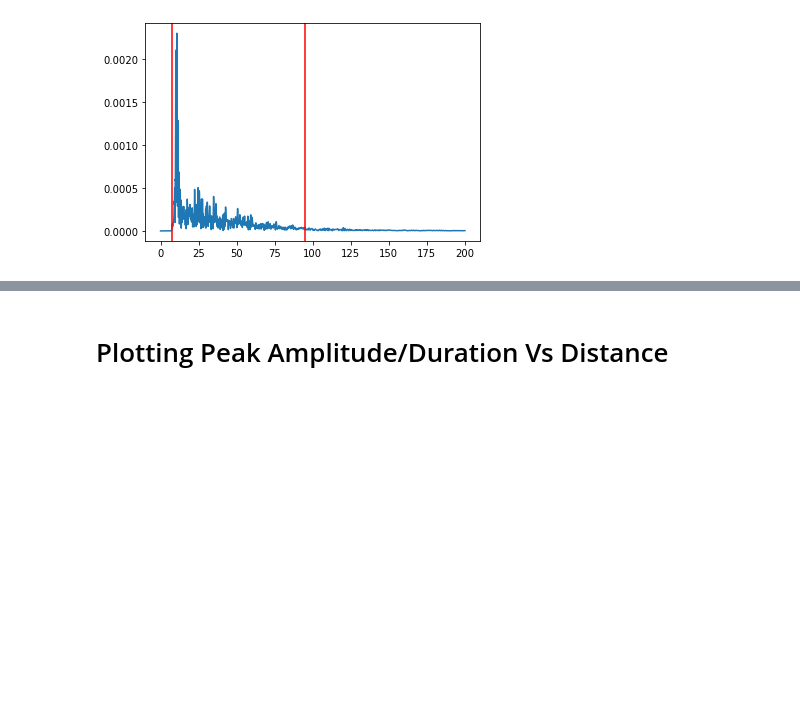
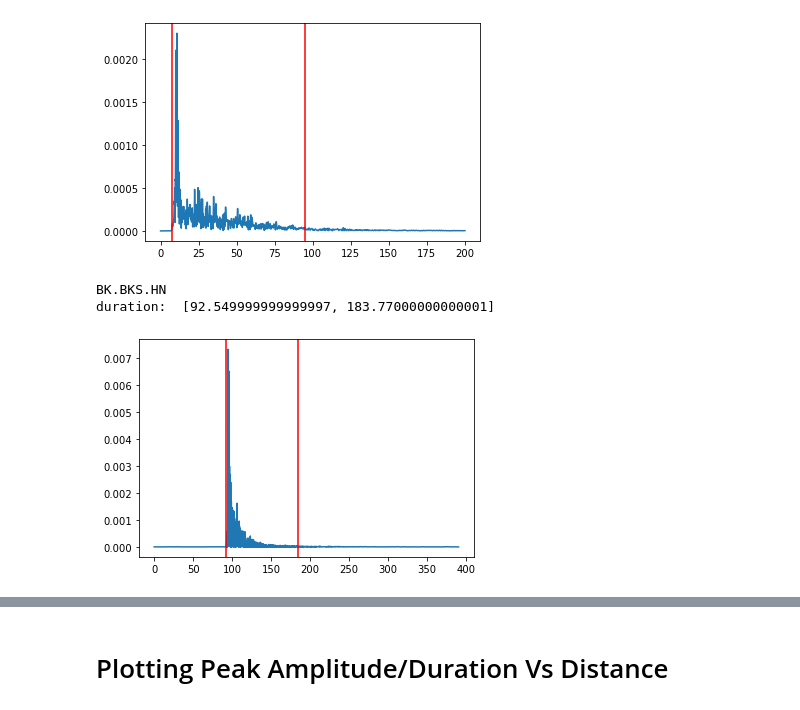
Before and after one commit to jeffreyjsung/3d-ground-motion-simulations, a Jupyter notebook: 3d_ground_motion_simulations.ipynb, the cells around one changed output, grey strips where cells are left out. Cells and saved outputs as stored; diff of their text form; code cells hidden in the pictures; blank space fills up the shorter version.

```diff
--- a/3d_ground_motion_simulations.ipynb
+++ b/3d_ground_motion_simulations.ipynb
@@ -252,6 +355,61 @@ df_3d["Duration"] = durations
 df_3d = pd.merge(df_3d, locations, left_on='Station', right_on='net.sta')
 df_3d = df_3d.drop(columns=['net.sta'])
 df_3d = df_3d.drop_duplicates(subset = ["Station"])
+# %%
+# creating obs 3D Vector Data
+obs_magnitudes = []
+obs_durations = []
+obs_peaks = []
+for i in range(0, len(obs_file_list), 3):
+    st = read(obs_directory+obs_file_list[i])
+    tr_e = st[0]
+    #tr_e.filter('bandpass', freqmin=0.2, freqmax=0.5, corners=2, zerophase=True)
+    x = tr_e.data
+    st = read(obs_directory+obs_file_list[i])
+    tr_n = st[0]
+    #tr_n.filter('bandpass', freqmin=0.2, freqmax=0.5, corners=2, zerophase=True)
+    y = tr_n.data
+    st = read(obs_directory+obs_file_list[i])
+    tr_u = st[0]
+    #tr_u.filter('bandpass', freqmin=0.2, freqmax=0.5, corners=2, zerophase=True)
+    z = tr_u.data
+    mag = np.sqrt(x**2 + y**2 + z**2)
+    start = np.argmax(mag>0.00004)
+    mag_flipped = np.flip(mag)
+    end = len(mag) - np.argmax(mag_flipped>0.00004) - 1
+    time = tr_u.times()
+    peak = max(mag)
+    duration = time[end] - time[start]
+    obs_durations.append(duration)
+    obs_magnitudes.append(mag)
+    obs_peaks.append(peak)
+
+    # test single point
+    # set name of data point to name
+    name = "BK.BKS.HN"
+    if obs_file_list[i][:-2] == name:
+        print(obs_file_list[i][:-2])
+        plt.plot(time, mag)
+        plt.axvline(x=time[start], color='r')
+        plt.axvline(x=time[end], color='r')
+        print('duration: ', [time[start], time[end]])
+
+# new DataFrame for 3D Data
+obs_new_points = obs_file_list[::3]
+obs_new_points = [x[:-2] for x in obs_new_points]
+obs_df_3d = pd.DataFrame(data=obs_new_points)
+obs_df_3d.columns = ['Point']
+obs_df_3d["Station"] = [x[:-3] for x in obs_df_3d["Point"]]
+obs_df_3d["Magnitudes"] = obs_magnitudes
+obs_df_3d["Peak"] = obs_peaks
+obs_df_3d["Duration"] = obs_durations
+obs_df_3d = pd.merge(obs_df_3d, locations, left_on='Station', right_on='net.sta')
+obs_df_3d = obs_df_3d.drop(columns=['net.sta'])
+obs_df_3d = obs_df_3d.drop_duplicates(subset = ["Station"])
+# %% [output]
+BK.BKS.HN
+duration:  [92.549999999999997, 183.77000000000001]
+[figure, added]
 # %%
 fig1 = px.scatter_mapbox(df_3d, lat='lat', lon='lon', color='Peak', hover_name='Station',
                          mapbox_style='stamen-terrain', color_continuous_scale =
```
Also changed, not shown: parts of 25 cells of this notebook, 1 other file.
